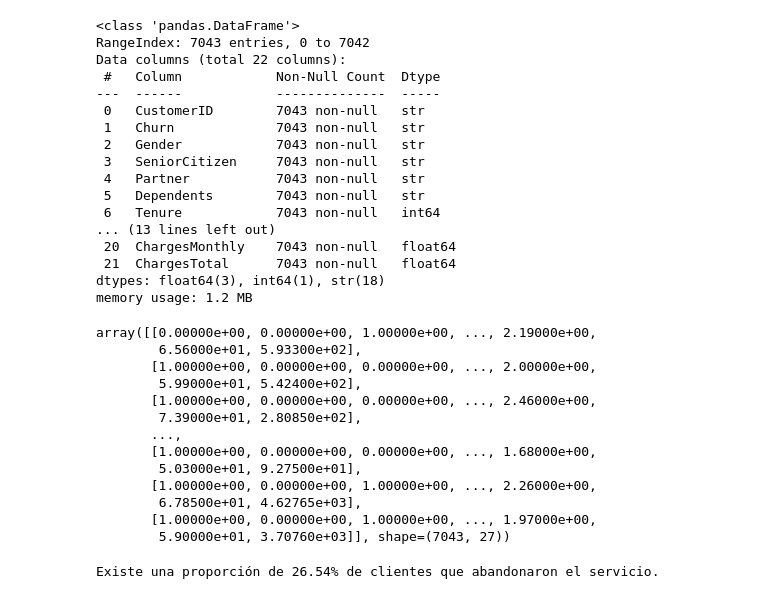
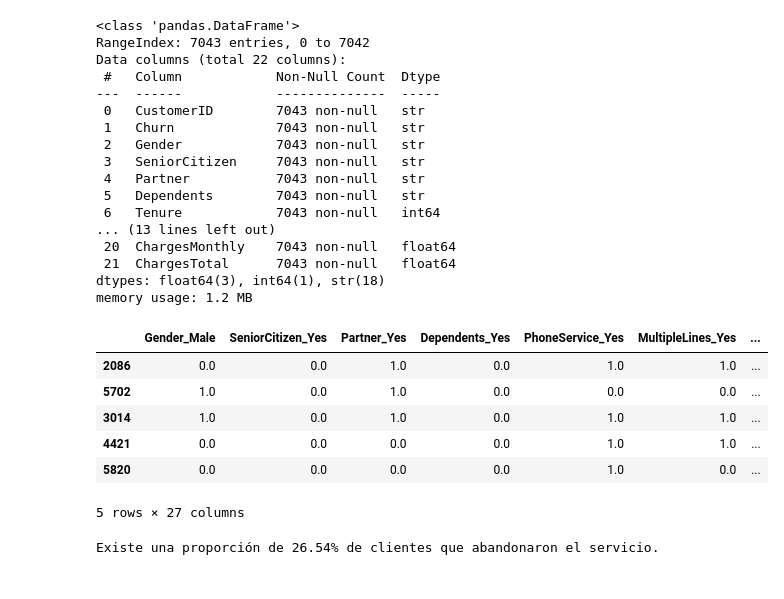
Before and after one commit to IsaiasRVH2/Challenge-Telecom-X-Parte-2, a Jupyter notebook: telecomx_churn_prediction.ipynb, the cells around one changed output. Cells and saved outputs as stored; diff of their text form; code cells hidden in the pictures.

```diff
--- a/telecomx_churn_prediction.ipynb
+++ b/telecomx_churn_prediction.ipynb
@@ -53,21 +53,18 @@ one_hot = make_column_transformer(
 )
 # %%
 X = one_hot.fit_transform(X)
-X
+
+columns = [col.replace('remainder__', '').replace('onehotencoder__', '') for col in one_hot.get_feature_names_out()]
+X = pd.DataFrame(X, columns=columns)
+X.sample(5)
 # %% [output]
+|  | Gender_Male | SeniorCitizen_Yes | Partner_Yes | Dependents_Yes | PhoneService_Yes | MultipleLines_Yes | ... |
+| 2086 | 0.0 | 0.0 | 1.0 | 0.0 | 1.0 | 1.0 | ... |
+| 5702 | 1.0 | 0.0 | 1.0 | 0.0 | 0.0 | 0.0 | ... |
+| 3014 | 1.0 | 0.0 | 1.0 | 0.0 | 1.0 | 1.0 | ... |
+| 4421 | 0.0 | 0.0 | 0.0 | 0.0 | 1.0 | 1.0 | ... |
+| 5820 | 0.0 | 0.0 | 0.0 | 0.0 | 1.0 | 0.0 | ... |
-array([[0.00000e+00, 0.00000e+00, 1.00000e+00, ..., 2.19000e+00,
-        6.56000e+01, 5.93300e+02],
-       [1.00000e+00, 0.00000e+00, 0.00000e+00, ..., 2.00000e+00,
-        5.99000e+01, 5.42400e+02],
-       [1.00000e+00, 0.00000e+00, 0.00000e+00, ..., 2.46000e+00,
-        7.39000e+01, 2.80850e+02],
-       ...,
-       [1.00000e+00, 0.00000e+00, 0.00000e+00, ..., 1.68000e+00,
-        5.03000e+01, 9.27500e+01],
-       [1.00000e+00, 0.00000e+00, 1.00000e+00, ..., 2.26000e+00,
-        6.78500e+01, 4.62765e+03],
-       [1.00000e+00, 0.00000e+00, 1.00000e+00, ..., 1.97000e+00,
-        5.90000e+01, 3.70760e+03]], shape=(7043, 27))
+5 rows × 27 columns
 # %%
 from sklearn.preprocessing import LabelEncoder
 # %%
```
Also changed, not shown: parts of 18 cells of this notebook.
